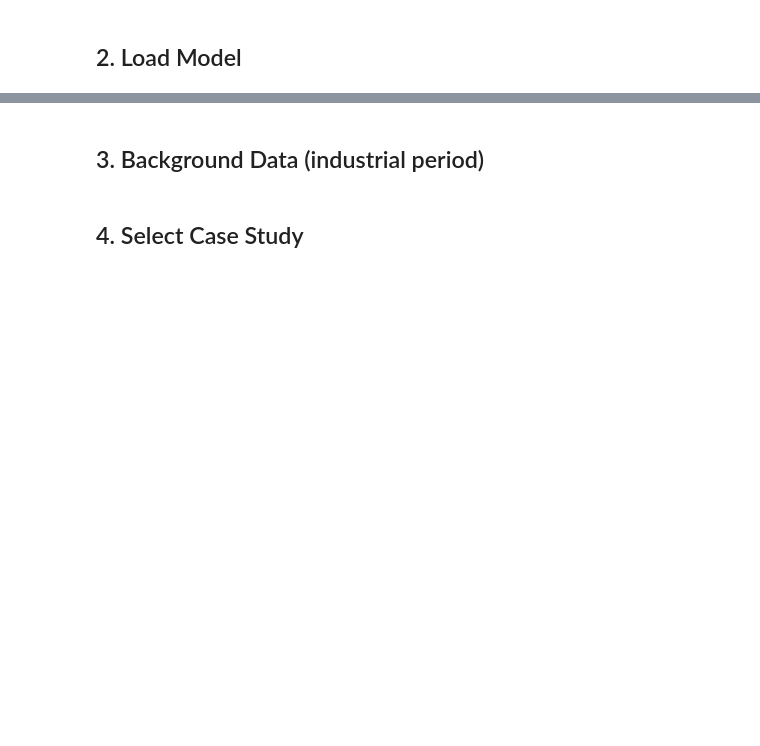
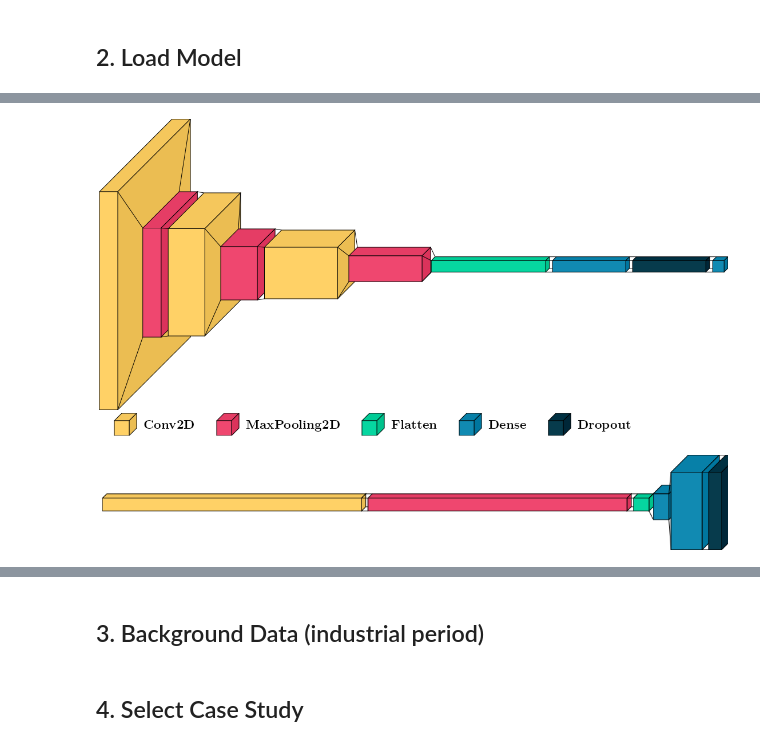
Before and after one commit to GheodeAI/shap-based-interpretation, a Jupyter notebook: notebooks/01_shap_regression.ipynb, the cells around one changed output, grey strips where cells are left out. Drawn from its saved outputs; the diff is of its cells as text; code cells hidden in the pictures; blank space fills up the shorter version.

```diff
--- a/notebooks/01_shap_regression.ipynb
+++ b/notebooks/01_shap_regression.ipynb
@@ -68,0 +349,8 @@ enc.summary()
+# %%
+visualkeras.layered_view(enc, preset='compact', legend=True, scale_xy=1.5, scale_z=1, max_z=200, spacing=12, font=font, to_file="modelA.png")
+# %% [output]
+[figure, added]
+# %%
+visualkeras.layered_view(decoder)
+# %% [output]
+[figure, added]
```
Also changed, not shown: parts of 36 cells of this notebook, 11 other files.
